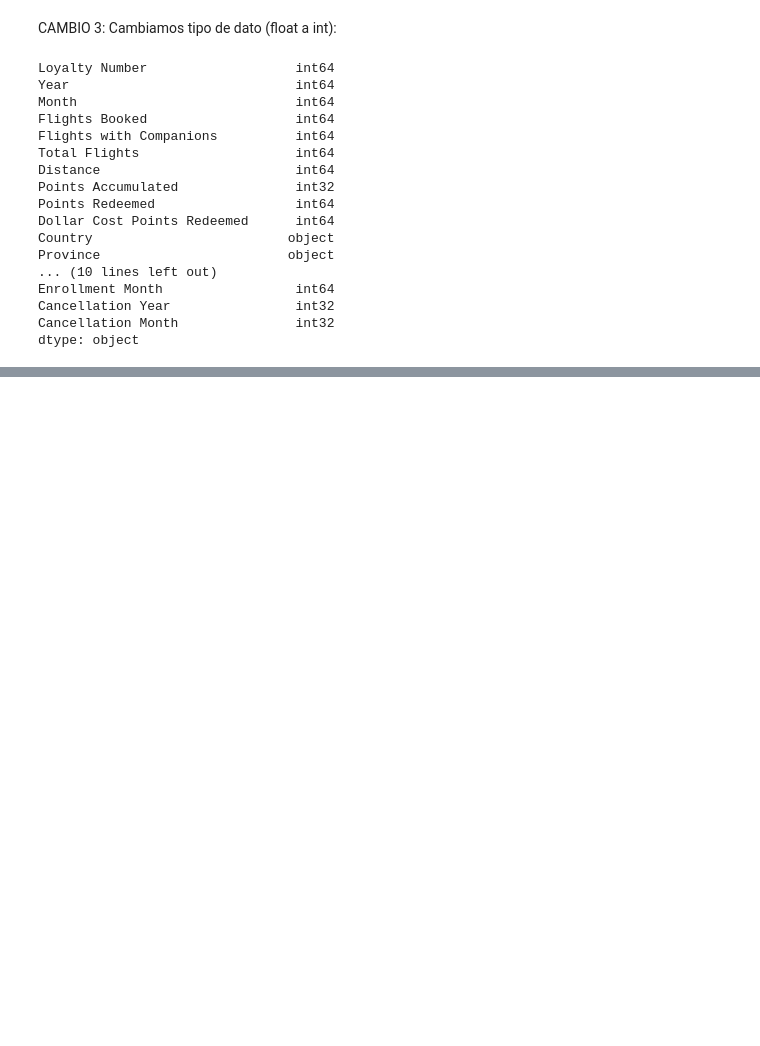
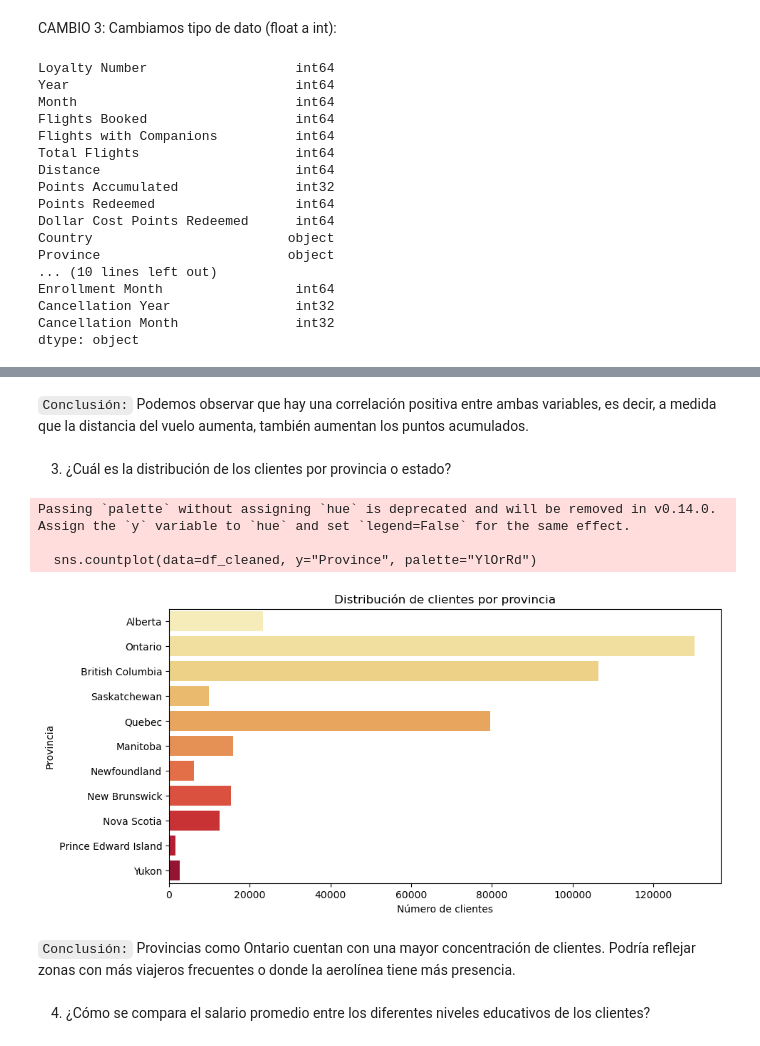
Before and after one commit to Adalab/bda-modulo-3-evaluacion-final-Mgg-maria, a Jupyter notebook: evaluacion.ipynb, the cells around one changed output, grey strips where cells are left out. Drawn from its saved outputs; the diff is of its cells as text; code cells hidden in the pictures; blank space fills up the shorter version.

```diff
--- a/evaluacion.ipynb
+++ b/evaluacion.ipynb
@@ -590,0 +662,23 @@ dtype: object
+# %% [markdown]
+``Conclusión:`` Podemos observar que hay una correlación positiva entre ambas variables, es decir, a medida que la distancia del vuelo aumenta, también aumentan los puntos acumulados.
+# %% [markdown]
+3. ¿Cuál es la distribución de los clientes por provincia o estado?
+# %%
+# Utilizamos un countplot porque nos muestra la frecuencia de cada categoría de una variable (en este caso, Province)
+
+plt.figure(figsize=(10, 5))
+
+sns.countplot(data=df_cleaned, y="Province", palette="YlOrRd")
+plt.title("Distribución de clientes por provincia")
+plt.xlabel("Número de clientes")
+plt.ylabel("Provincia")
+plt.show()
+# %% [output]
+Passing `palette` without assigning `hue` is deprecated and will be removed in v0.14.0. Assign the `y` variable to `hue` and set `legend=False` for the same effect.
+
+  sns.countplot(data=df_cleaned, y="Province", palette="YlOrRd")
+[figure, added]
+# %% [markdown]
+``Conclusión:`` Provincias como Ontario cuentan con una mayor concentración de clientes. Podría reflejar zonas con más viajeros frecuentes o donde la aerolínea tiene más presencia.
+# %% [markdown]
+4. ¿Cómo se compara el salario promedio entre los diferentes niveles educativos de los clientes?
```
Also changed, not shown: parts of 16 cells of this notebook, 1 other file.
